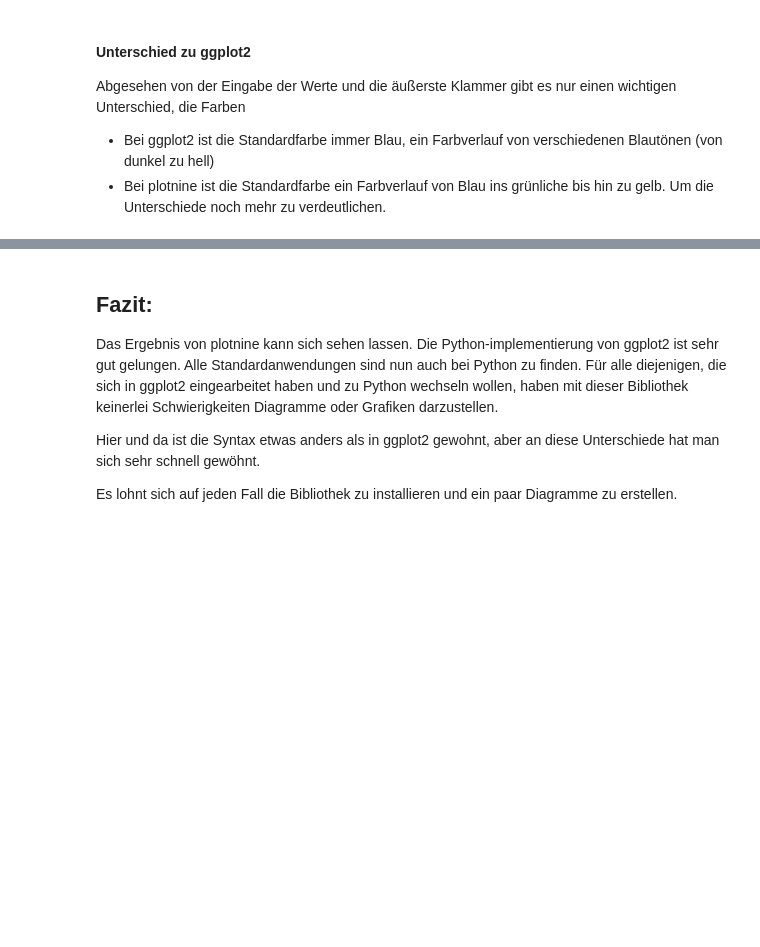
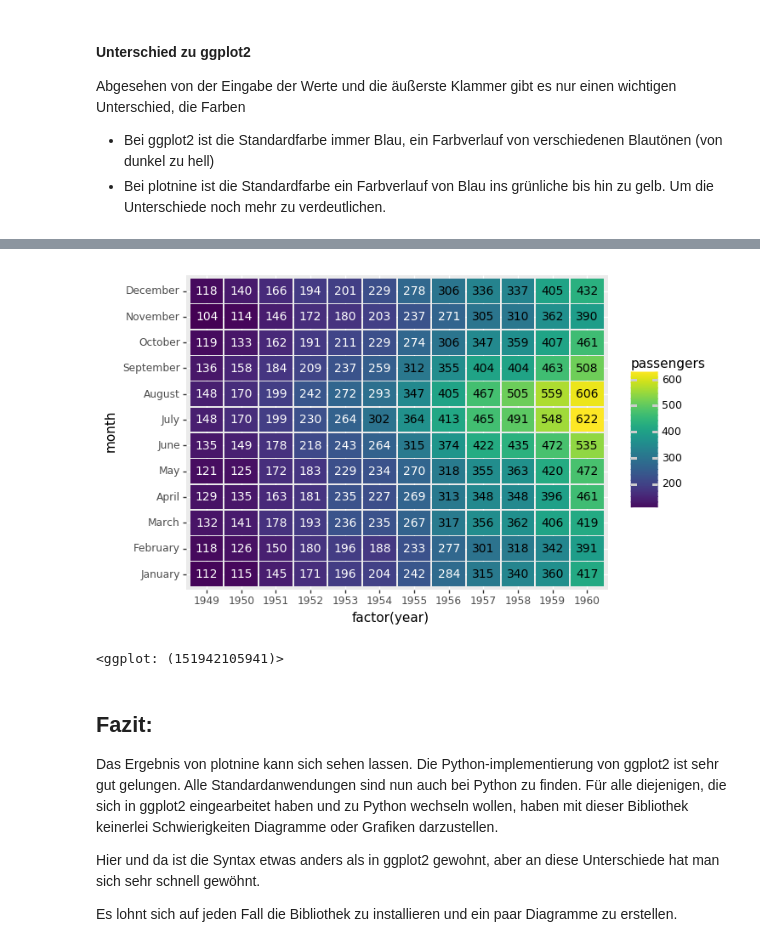
Before and after one commit to Jbenz10/th_01_ggplot, a Jupyter notebook: 2017_JB_Einfuehrung_in_Python_plotnine.ipynb, the cells around one changed output, grey strips where cells are left out. Saved outputs shown, nothing was run; the diff lists cells and outputs as text; code cells hidden in the pictures; blank space fills up the shorter version.

Commit message:
Ausarbeitung zu Thema plotnine
Kleiner Zusatz zu der "Heatmap" in plotnine

```diff
--- a/2017_JB_Einfuehrung_in_Python_plotnine.ipynb
+++ b/2017_JB_Einfuehrung_in_Python_plotnine.ipynb
@@ -189,3 +189,20 @@ Abgesehen von der Eingabe der Werte und die äußerste Klammer gibt es nur einen
+# %%
+# text_c = Die Farbe des Textes, das Array bekommt die Farbe Schwarz in der Länge des Datensatzes
+# Die Farbe wird auf Weiß gesetzt, sobald der Wert der Variable <300, ansonsten ist die Farbe Schwarz
+
+text_c = np.array(['black']*len(flight))
+text_c[flight['passengers']<300] = 'white'
+# %%
+# Es wird eine Art Heatmap gezeichnet, genau so wie oben
+# Bei color=text_c wird die oeben definierte Farbe eingefügt.
+
+(ggplot(flight, aes('factor(year)', 'month', fill='passengers'))
+ + geom_tile(aes(width=.95, height=.95))
+ + geom_text(aes(label='passengers'), size=10, color=text_c)  # modified
+)
+# %% [output]
+[figure, added]
+<ggplot: (151942105941)>
 # %% [markdown]
 ## Fazit:
 
```
Also changed, not shown: parts of 7 cells of this notebook.
